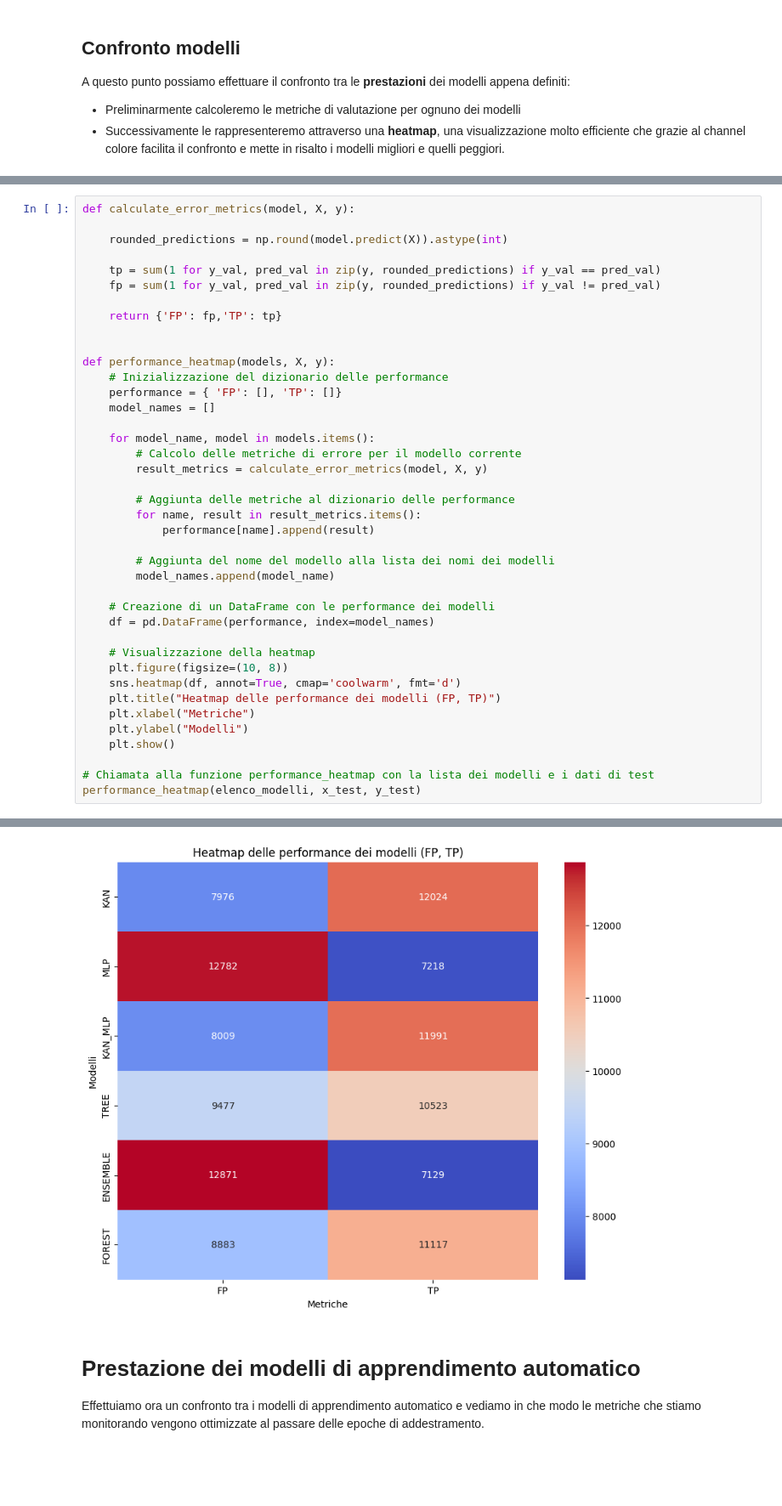
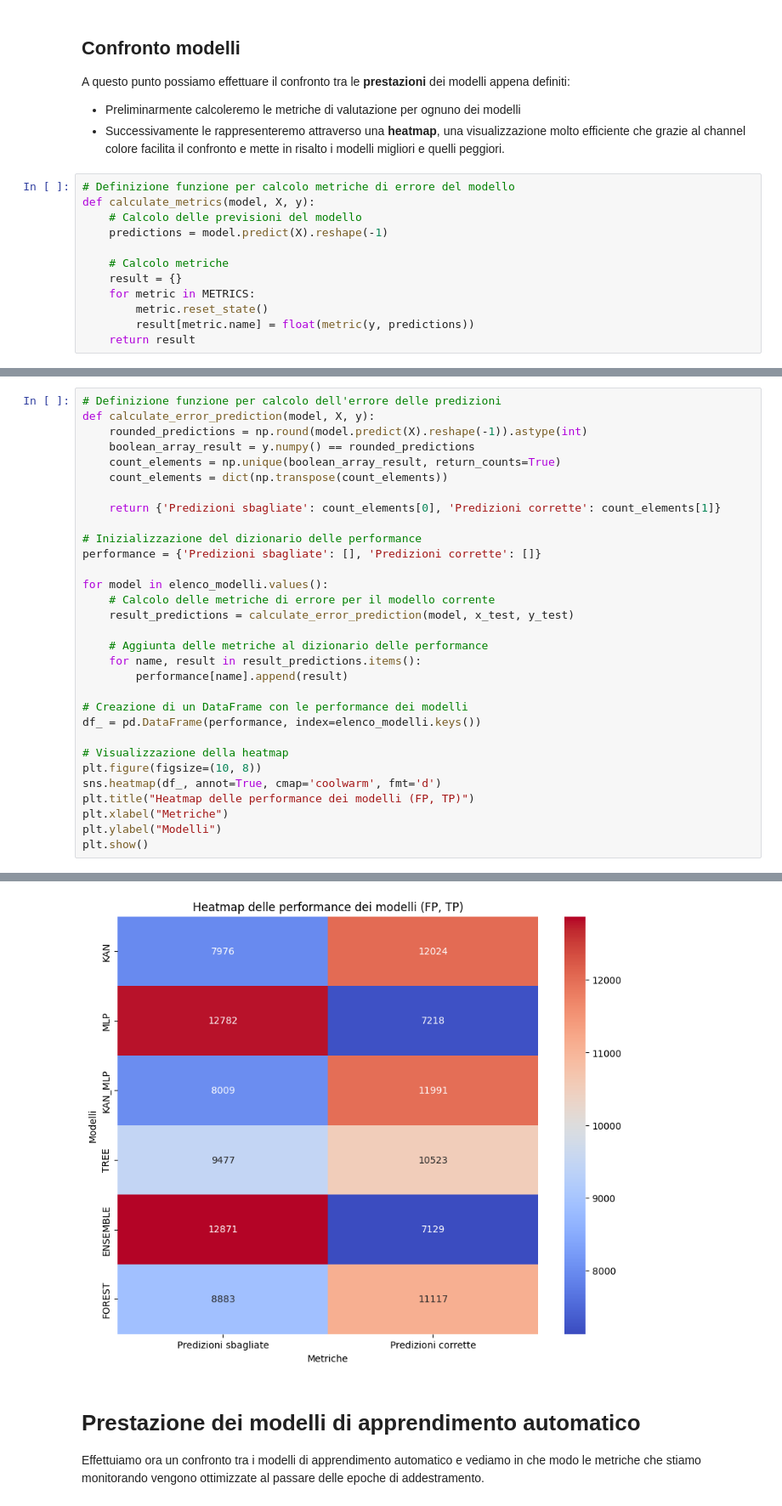
Before and after one commit to Church-17/YesWeKAN, a Jupyter notebook: dataset+equità algoritmica.ipynb, the cells around one changed output, grey strips where cells are left out. Shown at 85% size. Cells and saved outputs as stored; diff of their text form; blank space fills up the shorter version.

```diff
--- a/dataset+equità algoritmica.ipynb
+++ b/dataset+equità algoritmica.ipynb
@@ -479,4 +484,16 @@ elenco_modelli['ENSEMBLE'] = ensemble
 A questo punto possiamo effettuare il confronto tra le **prestazioni** dei modelli appena definiti:
 - Preliminarmente calcoleremo le metriche di valutazione per ognuno dei modelli
 - Successivamente le rappresenteremo attraverso una **heatmap**, una visualizzazione molto efficiente che grazie al channel colore facilita il confronto e mette in risalto i modelli migliori e quelli peggiori.
+# %%
+# Definizione funzione per calcolo metriche di errore del modello
+def calculate_metrics(model, X, y):
+    # Calcolo delle previsioni del modello
+    predictions = model.predict(X).reshape(-1)
+
+    # Calcolo metriche
+    result = {}
+    for metric in METRICS:
+        metric.reset_state()
+        result[metric.name] = float(metric(y, predictions))
+    return result
 # %%
@@ -525,43 +522,34 @@ performance_heatmap(elenco_modelli, x_test, y_test)
 [figure]
 # %%
-def calculate_error_metrics(model, X, y):
+# Definizione funzione per calcolo dell'errore delle predizioni
+def calculate_error_prediction(model, X, y):
+    rounded_predictions = np.round(model.predict(X).reshape(-1)).astype(int)
+    boolean_array_result = y.numpy() == rounded_predictions
+    count_elements = np.unique(boolean_array_result, return_counts=True)
+    count_elements = dict(np.transpose(count_elements))
 
-    rounded_predictions = np.round(model.predict(X)).astype(int)
+    return {'Predizioni sbagliate': count_elements[0], 'Predizioni corrette': count_elements[1]}
 
-    tp = sum(1 for y_val, pred_val in zip(y, rounded_predictions) if y_val == pred_val)
-    fp = sum(1 for y_val, pred_val in zip(y, rounded_predictions) if y_val != pred_val)
+# Inizializzazione del dizionario delle performance
+performance = {'Predizioni sbagliate': [], 'Predizioni corrette': []}
 
-    return {'FP': fp,'TP': tp}
+for model in elenco_modelli.values():
+    # Calcolo delle metriche di errore per il modello corrente
+    result_predictions = calculate_error_prediction(model, x_test, y_test)
 
+    # Aggiunta delle metriche al dizionario delle performance
+    for name, result in result_predictions.items():
+        performance[name].append(result)
 
-def performance_heatmap(models, X, y):
-    # Inizializzazione del dizionario delle performance
-    performance = { 'FP': [], 'TP': []}
-    model_names = []
+# Creazione di un DataFrame con le performance dei modelli
+df_ = pd.DataFrame(performance, index=elenco_modelli.keys())
 
-    for model_name, model in models.items():
-        # Calcolo delle metriche di errore per il modello corrente
-        result_metrics = calculate_error_metrics(model, X, y)
-
-        # Aggiunta delle metriche al dizionario delle performance
-        for name, result in result_metrics.items():
-            performance[name].append(result)
-
-        # Aggiunta del nome del modello alla lista dei nomi dei modelli
-        model_names.append(model_name)
-
-    # Creazione di un DataFrame con le performance dei modelli
-    df = pd.DataFrame(performance, index=model_names)
-
-    # Visualizzazione della heatmap
-    plt.figure(figsize=(10, 8))
-    sns.heatmap(df, annot=True, cmap='coolwarm', fmt='d')
-    plt.title("Heatmap delle performance dei modelli (FP, TP)")
-    plt.xlabel("Metriche")
-    plt.ylabel("Modelli")
-    plt.show()
-
-# Chiamata alla funzione performance_heatmap con la lista dei modelli e i dati di test
-performance_heatmap(elenco_modelli, x_test, y_test)
+# Visualizzazione della heatmap
+plt.figure(figsize=(10, 8))
+sns.heatmap(df_, annot=True, cmap='coolwarm', fmt='d')
+plt.title("Heatmap delle performance dei modelli (FP, TP)")
+plt.xlabel("Metriche")
+plt.ylabel("Modelli")
+plt.show()
 # %% [output]
 625/625 ━━━━━━━━━━━━━━━━━━━━ 1s 2ms/step
@@ -570,4 +558,4 @@ performance_heatmap(elenco_modelli, x_test, y_test)
-[figure, old version]
+[figure, new version]
 # %% [markdown]
 # Prestazione dei modelli di apprendimento automatico
 Effettuiamo ora un confronto tra i modelli di apprendimento automatico e vediamo in che modo le metriche che stiamo monitorando vengono ottimizzate al passare delle epoche di addestramento.
```
Also changed, not shown: parts of 15 cells of this notebook.
